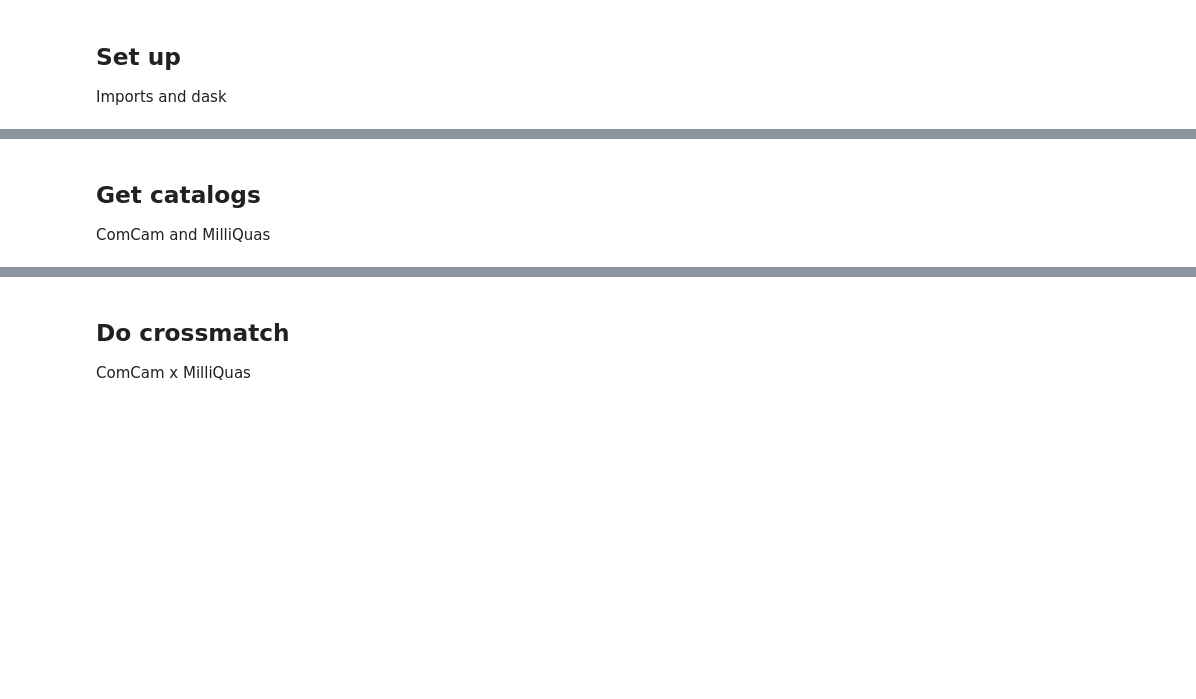
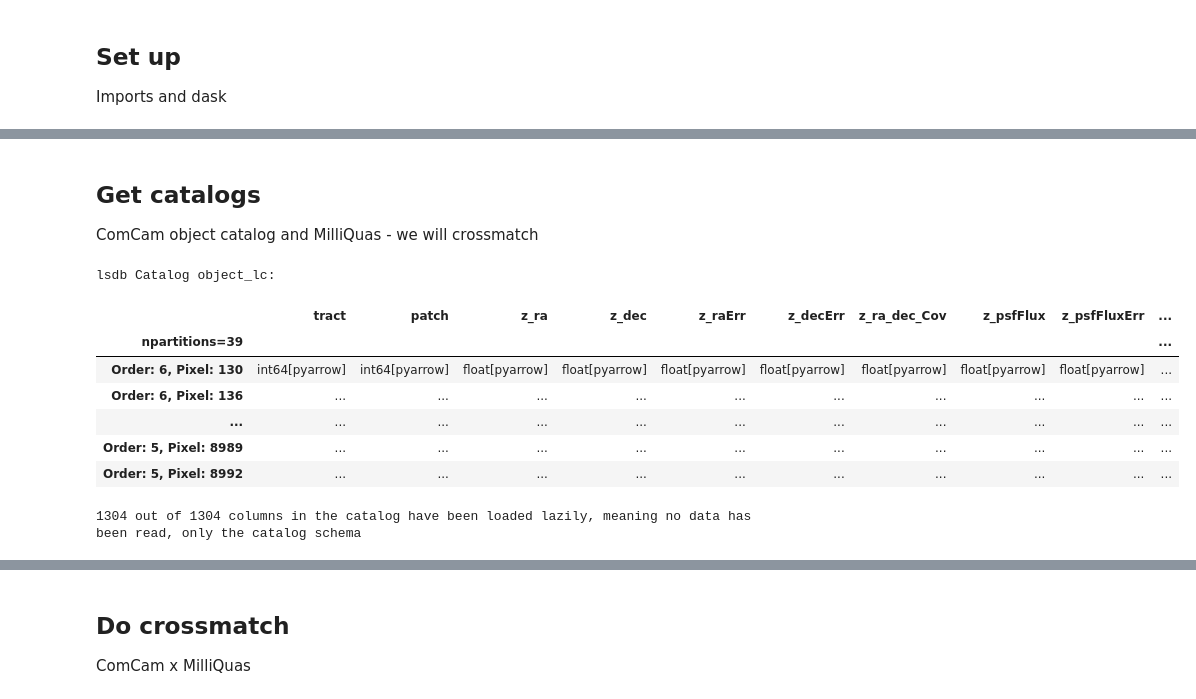
Before and after one commit to lsst-sitcom/linccf, a Jupyter notebook: internal/agn_variability/ComCam x Milliquas.ipynb, the cells around one changed output, grey strips where cells are left out. Drawn from its saved outputs; the diff is of its cells as text; code cells hidden in the pictures; blank space fills up the shorter version.

```diff
--- a/internal/agn_variability/ComCam x Milliquas.ipynb
+++ b/internal/agn_variability/ComCam x Milliquas.ipynb
@@ -25,6 +64,18 @@ client
 # %% [markdown]
 ## Get catalogs
-ComCam and MilliQuas
+ComCam object catalog and MilliQuas - we will crossmatch
 # %%
-comcam_cat = lsdb.read_hats('/sdf/data/rubin/shared/lsdb_commissioning/hats/v29_0_0_rc5/dia_object_lc',
-                            margin_cache='/sdf/data/rubin/shared/lsdb_commissioning/hats/v29_0_0_rc5/dia_object_lc_5arcs')
+comcam_cat = lsdb.open_catalog('/sdf/data/rubin/shared/lsdb_commissioning/hats/v29_0_0/object_collection/object_lc')
+comcam_cat_lite = lsdb.open_catalog('/sdf/data/rubin/shared/lsdb_commissioning/hats/v29_0_0/object_collection_lite/object_lc')
+
+comcam_cat
+# %% [output]
+lsdb Catalog object_lc:
+|  | tract | patch | z_ra | z_dec | z_raErr | z_decErr | z_ra_dec_Cov | z_psfFlux | z_psfFluxErr | ... |
+| npartitions=39 |  |  |  |  |  |  |  |  |  | ... |
+| Order: 6, Pixel: 130 | int64[pyarrow] | int64[pyarrow] | float[pyarrow] | float[pyarrow] | float[pyarrow] | float[pyarrow] | float[pyarrow] | float[pyarrow] | float[pyarrow] | ... |
+| Order: 6, Pixel: 136 | ... | ... | ... | ... | ... | ... | ... | ... | ... | ... |
+| ... | ... | ... | ... | ... | ... | ... | ... | ... | ... | ... |
+| Order: 5, Pixel: 8989 | ... | ... | ... | ... | ... | ... | ... | ... | ... | ... |
+| Order: 5, Pixel: 8992 | ... | ... | ... | ... | ... | ... | ... | ... | ... | ... |
+1304 out of 1304 columns in the catalog have been loaded lazily, meaning no data has been read, only the catalog schema
```
Also changed, not shown: parts of 29 cells of this notebook.
